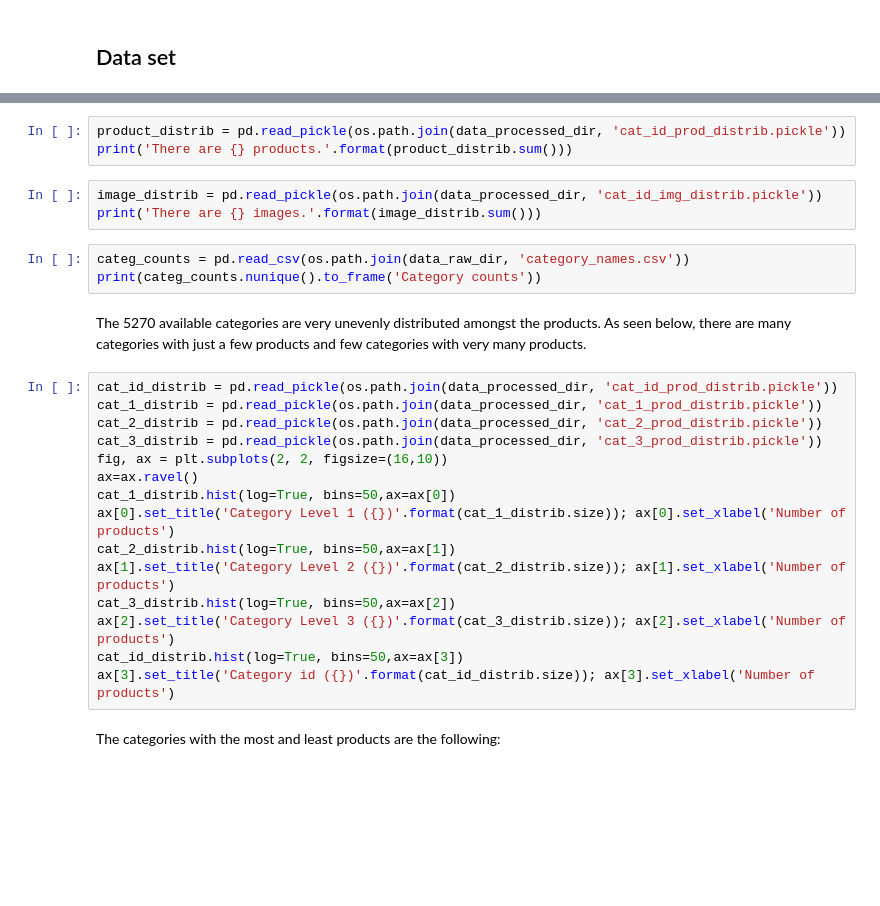
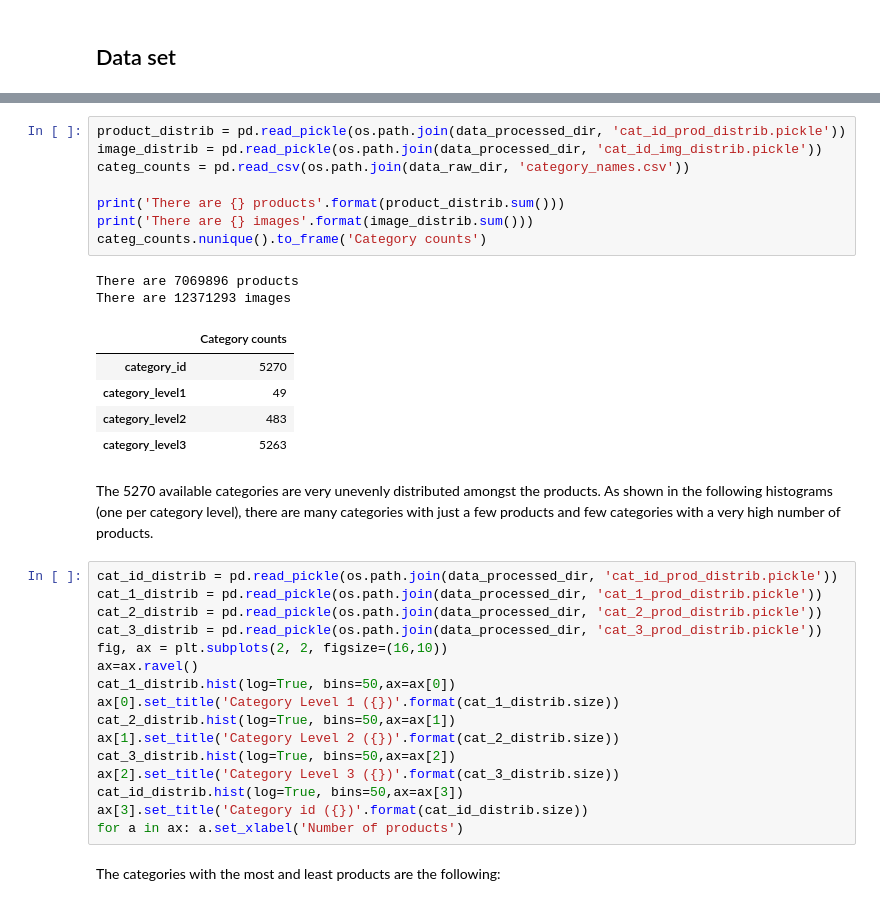
Before and after one commit to bionascu/the-ultimate-classification-challenge, a Jupyter notebook: notebooks/Report.ipynb, the cells around one changed output, grey strips where cells are left out. Drawn from its saved outputs; the diff is of its cells as text; blank space fills up the shorter version.

```diff
--- a/notebooks/Report.ipynb
+++ b/notebooks/Report.ipynb
@@ -39,14 +46,21 @@ display(HTML(categories.filter(like='category', axis=1).head().to_html(index=Fal
 # %%
 product_distrib = pd.read_pickle(os.path.join(data_processed_dir, 'cat_id_prod_distrib.pickle'))
-print('There are {} products.'.format(product_distrib.sum()))
+image_distrib = pd.read_pickle(os.path.join(data_processed_dir, 'cat_id_img_distrib.pickle'))
+categ_counts = pd.read_csv(os.path.join(data_raw_dir, 'category_names.csv'))
+
+print('There are {} products'.format(product_distrib.sum()))
+print('There are {} images'.format(image_distrib.sum()))
+categ_counts.nunique().to_frame('Category counts')
+# %% [output]
+There are 7069896 products
+There are 12371293 images
+|  | Category counts |
+| category_id | 5270 |
+| category_level1 | 49 |
+| category_level2 | 483 |
+| category_level3 | 5263 |
-# %%
-image_distrib = pd.read_pickle(os.path.join(data_processed_dir, 'cat_id_img_distrib.pickle'))
-print('There are {} images.'.format(image_distrib.sum()))
-# %%
-categ_counts = pd.read_csv(os.path.join(data_raw_dir, 'category_names.csv'))
-print(categ_counts.nunique().to_frame('Category counts'))
 # %% [markdown]
-The 5270 available categories are very unevenly distributed amongst the products. As seen below, there are many categories with just a few products and few categories with very many products.
+The 5270 available categories are very unevenly distributed amongst the products. As shown in the following histograms (one per category level), there are many categories with just a few products and few categories with a very high number of products.
 # %%
 cat_id_distrib = pd.read_pickle(os.path.join(data_processed_dir, 'cat_id_prod_distrib.pickle'))
 cat_1_distrib = pd.read_pickle(os.path.join(data_processed_dir, 'cat_1_prod_distrib.pickle'))
@@ -55,13 +69,14 @@ cat_3_distrib = pd.read_pickle(os.path.join(data_processed_dir, 'cat_3_prod_dist
 fig, ax = plt.subplots(2, 2, figsize=(16,10))
 ax=ax.ravel()
 cat_1_distrib.hist(log=True, bins=50,ax=ax[0])
-ax[0].set_title('Category Level 1 ({})'.format(cat_1_distrib.size)); ax[0].set_xlabel('Number of products')
+ax[0].set_title('Category Level 1 ({})'.format(cat_1_distrib.size))
 cat_2_distrib.hist(log=True, bins=50,ax=ax[1])
-ax[1].set_title('Category Level 2 ({})'.format(cat_2_distrib.size)); ax[1].set_xlabel('Number of products')
+ax[1].set_title('Category Level 2 ({})'.format(cat_2_distrib.size))
 cat_3_distrib.hist(log=True, bins=50,ax=ax[2])
-ax[2].set_title('Category Level 3 ({})'.format(cat_3_distrib.size)); ax[2].set_xlabel('Number of products')
+ax[2].set_title('Category Level 3 ({})'.format(cat_3_distrib.size))
 cat_id_distrib.hist(log=True, bins=50,ax=ax[3])
-ax[3].set_title('Category id ({})'.format(cat_id_distrib.size)); ax[3].set_xlabel('Number of products')
+ax[3].set_title('Category id ({})'.format(cat_id_distrib.size))
+for a in ax: a.set_xlabel('Number of products')
 # %% [markdown]
 The categories with the most and least products are the following:
 # %%
```
Also changed, not shown: parts of 13 cells of this notebook, 3 other files.
